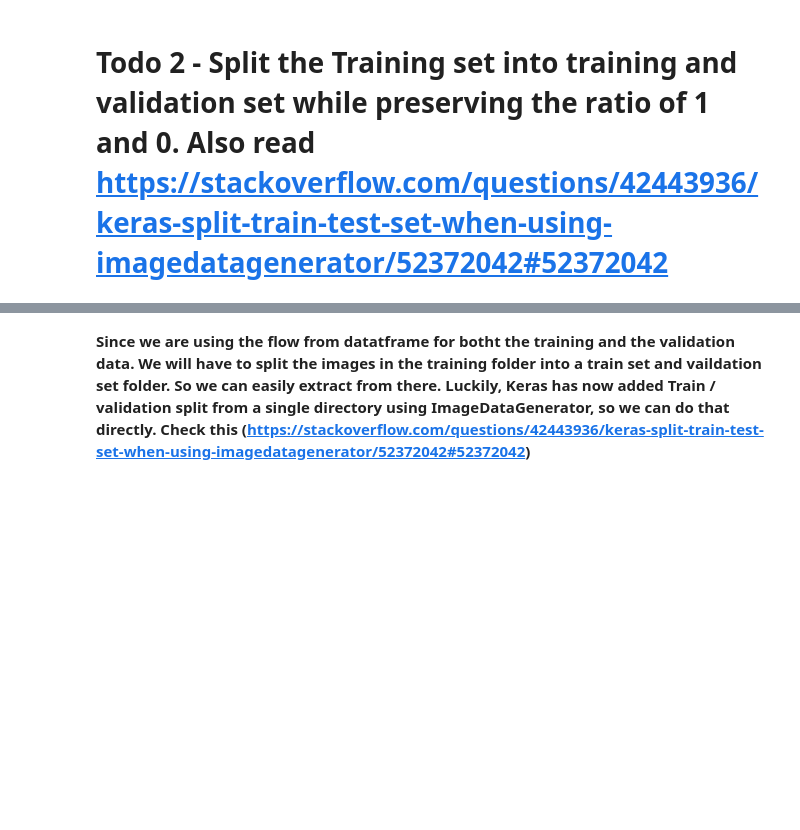
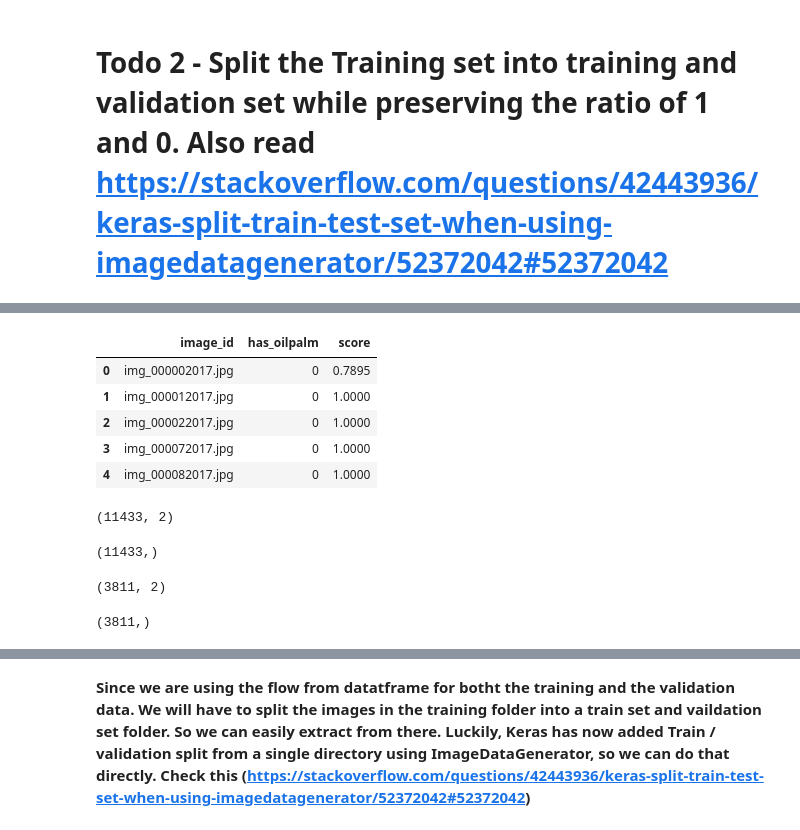
Before and after one commit to amysudarat/KaggleProject, a Jupyter notebook: WIDS-Intro and background.ipynb, the cells around one changed output, grey strips where cells are left out. Saved outputs shown, nothing was run; the diff lists cells and outputs as text; code cells hidden in the pictures; blank space fills up the shorter version.

```diff
--- a/WIDS-Intro and background.ipynb
+++ b/WIDS-Intro and background.ipynb
@@ -318,0 +330,9 @@ X_train, X_val, y_train, y_val = train_test_split(X, y,
+# %%
+data.head()
+# %% [output]
+|  | image_id | has_oilpalm | score |
+| 0 | img_000002017.jpg | 0 | 0.7895 |
+| 1 | img_000012017.jpg | 0 | 1.0000 |
+| 2 | img_000022017.jpg | 0 | 1.0000 |
+| 3 | img_000072017.jpg | 0 | 1.0000 |
+| 4 | img_000082017.jpg | 0 | 1.0000 |
@@ -318,0 +359,16 @@ X_train, X_val, y_train, y_val = train_test_split(X, y,
+# %%
+X_train_1.shape
+# %% [output]
+(11433, 2)
+# %%
+y_train_1.shape
+# %% [output]
+(11433,)
+# %%
+X_test_1.shape
+# %% [output]
+(3811, 2)
+# %%
+y_test_1.shape
+# %% [output]
+(3811,)
```
Also changed, not shown: parts of 37 cells of this notebook.
